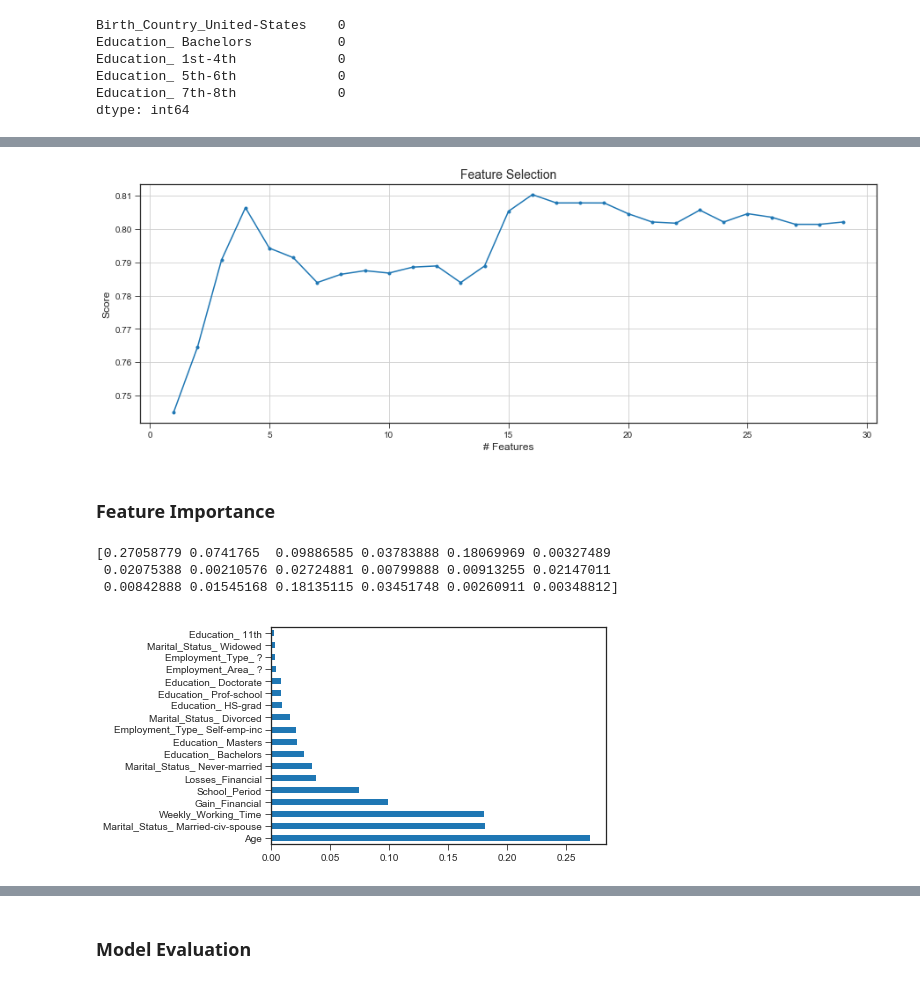
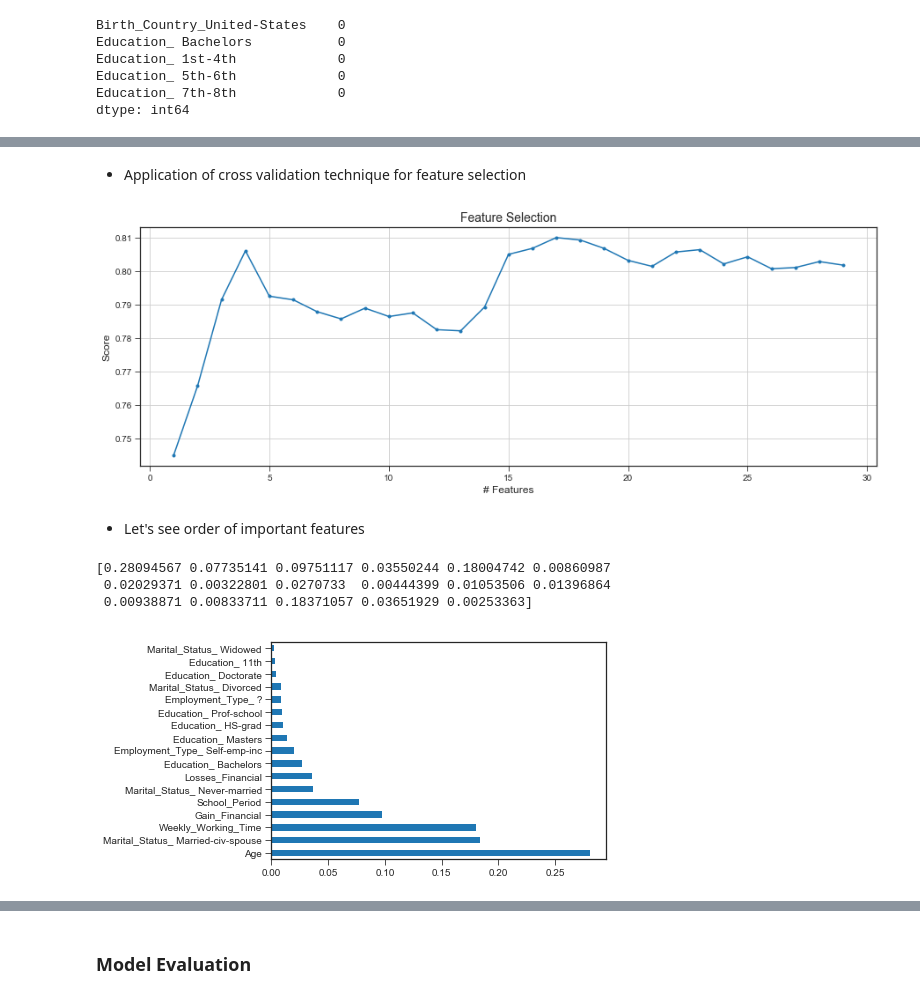
Before and after one commit to sefeoglu/AdultsDataSetUCI, a Jupyter notebook: Project_Assignment.ipynb, the cells around one changed output, grey strips where cells are left out. Cells and saved outputs as stored; diff of their text form; code cells hidden in the pictures.

```diff
--- a/Project_Assignment.ipynb
+++ b/Project_Assignment.ipynb
@@ -68,0 +107,5 @@ data_einkommen_df_with_income['Income'] = [0 if x == ' <=50K' else 1 for x in da
+# %%
+
+data_income['Income'] = data_income['Income'].replace(' <=50K', 0)
+data_income['Income'] = data_income['Income'].replace(' >50K', 1)
+print(data_income['Income'].value_counts())
@@ -146,3 +226,3 @@ Birth_Country
 # %%
-X = data_einkommen_df_with_income.drop('Income', 1)
-y = data_einkommen_df_with_income.Income
+X = data_income.drop('Income', 1)
+y = data_income.Income
@@ -248,12 +348,13 @@ X_train, X_test, y_train, y_test = train_test_split(X_known,y_known,test_size=sp
 #Creation of Train and validation dataset
 X_train, X_val, y_train, y_val = train_test_split(X_train,y_train,test_size=0.2,random_state=5)
 # %%
-
 #apply SelectKBest class to extract top 10 best features
 select = sklearn.feature_selection.SelectKBest(k=30)
-selected_features = select.fit(X_train,y_train)
+selected_features = select.fit(X_train,y_train.astype('int'))
 indices_selected = selected_features.get_support(indices = True)
 colnames_selected = [X_train.columns[i] for i in indices_selected]
+# %% [markdown]
+* Application of cross validation technique for feature selection
 # %%
 scoresCV = []
 scores = []
@@ -261,7 +362,7 @@ scores = []
 for i in range(1,len(colnames_selected)):
     clf = DecisionTreeClassifier()
     listselect = colnames_selected[0:i]
-    scoreCV = cross_val_score(clf, X_train[listselect], y_train, cv= 10)
+    scoreCV = cross_val_score(clf, X_train[listselect], y_train.astype('int'), cv= 10)
     scores.append(np.mean(scoreCV))
 
 plt.figure(figsize=(15,5))
@@ -272,27 +373,27 @@ plt.xlabel('# Features', fontsize=12)
 plt.ylabel('Score', fontsize=12)
 plt.grid();
 # %% [output]
-[figure, old version]
+[figure, new version]
 # %%
-colnames_selected = colnames_selected[:18]
+colnames_selected = colnames_selected[:17]
 X_train_selected = X_train[colnames_selected]
 X_test_selected = X_test[colnames_selected]
 X_val_selected = X_val[colnames_selected]
-# %% [markdown]
-### Feature Importance
+# %% [markdown]
+* Let's see order of important features
 # %%
 model = ExtraTreesClassifier()
-model.fit(X_train_selected,y_train)
+model.fit(X_train_selected,y_train.astype('int'))
 print(model.feature_importances_) #use inbuilt class feature_importances of tree based classifiers
 #plot graph of feature importances for better visualization
 feat_importances = pd.Series(model.feature_importances_, index=X_train_selected.columns)
 feat_importances.nlargest(25).plot(kind='barh')
 plt.show()
 # %% [output]
-[0.27058779 0.0741765  0.09886585 0.03783888 0.18069969 0.00327489
- 0.02075388 0.00210576 0.02724881 0.00799888 0.00913255 0.02147011
- 0.00842888 0.01545168 0.18135115 0.03451748 0.00260911 0.00348812]
+[0.28094567 0.07735141 0.09751117 0.03550244 0.18004742 0.00860987
+ 0.02029371 0.00322801 0.0270733  0.00444399 0.01053506 0.01396864
+ 0.00938871 0.00833711 0.18371057 0.03651929 0.00253363]
-[figure, old version]
+[figure, new version]
 # %%
 print ("Train dataset: {0}{1}".format(X_train_selected.shape, y_train.shape))
 print ("Validation dataset: {0}{1}".format(X_val_selected.shape, y_val.shape))
```
Also changed, not shown: parts of 39 cells of this notebook.
